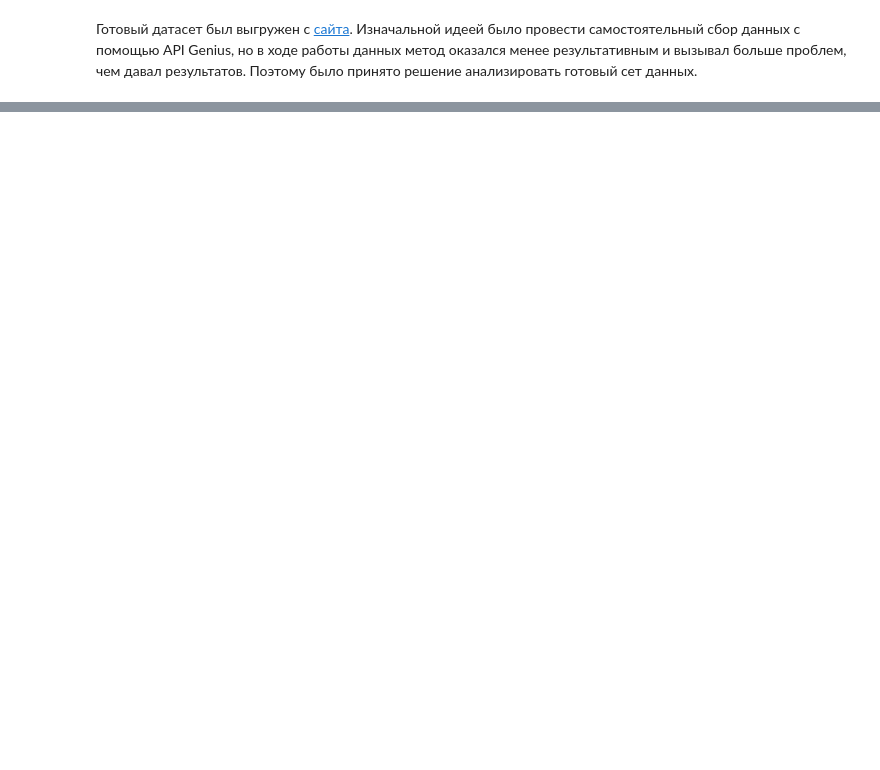
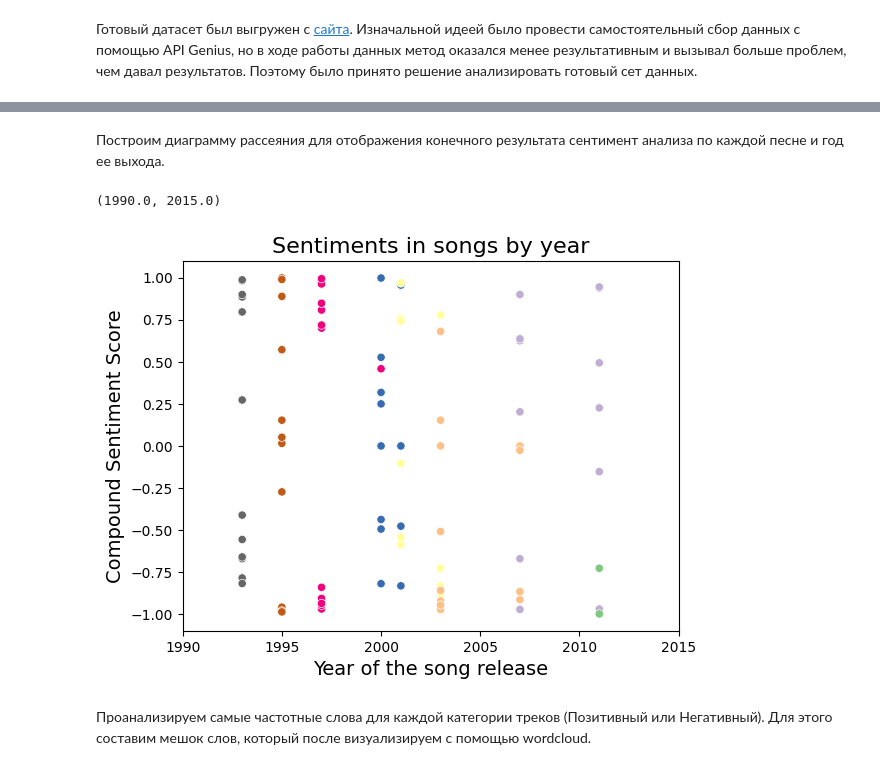
Before and after one commit to artigenius/homework, a Jupyter notebook: project_lyrics_analysis.ipynb, the cells around one changed output, grey strips where cells are left out. Drawn from its saved outputs; the diff is of its cells as text; code cells hidden in the pictures; blank space fills up the shorter version.

```diff
--- a/project_lyrics_analysis.ipynb
+++ b/project_lyrics_analysis.ipynb
@@ -314,0 +268,20 @@ ValueError: ignored
+# %% [markdown]
+Построим диаграмму рассеяния для отображения конечного результата сентимент анализа по каждой песне и год ее выхода.
+# %%
+# для того, чтобы наш график был красивым, создадим массив для каждой точки, который потом будет раскрашиваться
+colors = np.array([1, 2, 3, 4, 5, 6, 7, 8, 9, 10, 11, 12, 13, 14, 15, 16, 17, 18, 19, 20, 21, 22, 23, 24, 25, 26, 27, 28, 29, 30, 31, 32, 33, 34, 35, 36, 37, 38, 39, 40, 41, 42, 43, 44, 45, 46, 47, 48, 49, 50, 51, 52, 53, 54, 55, 56, 57, 58, 59, 60, 61, 62, 63, 64, 65, 66, 67, 68, 69, 70, 71, 72, 73, 74, 75, 76, 77, 78, 79, 80, 81, 82, 83, 84, 85, 86, 87, 88, 89, 90, 91, 92, 93, 94, 95, 96, 97, 98])
+sns.scatterplot(data = df_nan,
+                x = 'album_release_year', y = 'comp_score',
+                c = colors, cmap = 'Accent_r')
+# подпишем названия всех осей и название графика, а также укажем шрифт подписи
+plt.xlabel('Year of the song release', fontsize = 14)
+plt.ylabel('Compound Sentiment Score', fontsize = 14)
+plt.title('Sentiments in songs by year', fontsize = 16)
+
+# настроим шаг по оси х для корректного отображения годов
+plt.xlim([1990, 2015])
+# %% [output]
+(1990.0, 2015.0)
+[figure, added]
+# %% [markdown]
+Проанализируем самые частотные слова для каждой категории треков (Позитивный или Негативный). Для этого составим мешок слов, который после визуализируем с помощью wordcloud.
```
Also changed, not shown: parts of 46 cells of this notebook.
